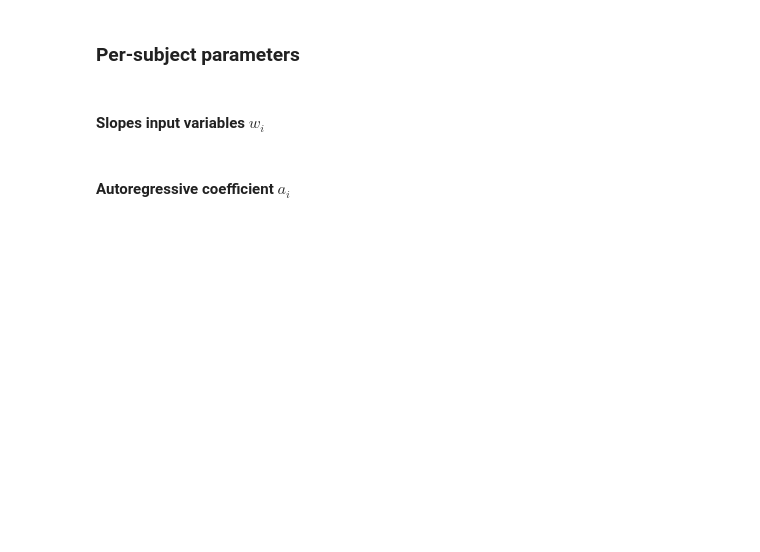
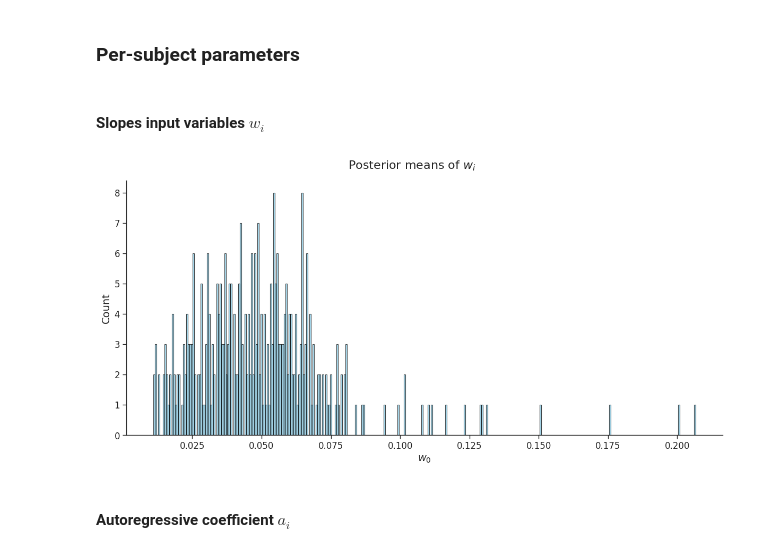
Before and after one commit to davidejongheTheoryandResearch/simulationsHmfc, a Jupyter notebook: Demo/fitting_empirical_dataset.ipynb, the cells around one changed output. Cells and saved outputs as stored; diff of their text form; code cells hidden in the pictures; blank space fills up the shorter version.

```diff
--- a/Demo/fitting_empirical_dataset.ipynb
+++ b/Demo/fitting_empirical_dataset.ipynb
@@ -26,6 +30,6 @@ from hmfc.gibbs import gibbs_step
 # %%
 sns.set_theme(style="ticks", context="paper",
-        font="Arial",
+        font="DejaVu Sans",
         rc={"axes.titlesize": 16,
             "axes.labelsize": 14,
             "xtick.labelsize": 12,
@@ -211,7 +215,7 @@ masks: (344, 144)
 """
 
 num_chains = 4
-num_iters = 500
+num_iters = 2000
 # %% [markdown]
 ### Fit model
 # %%
@@ -255,7 +259,7 @@ def initialize_and_fit_model(key):
 
     posterior_samples_states = jnp.zeros((num_iters, num_subjects, num_trials))
 
-    for itr in progress_bar(range(num_iters)):
+    for itr in tqdm(range(num_iters)):
 
         this_key, key = jr.split(key)
         lp, states, params, model = gibbs_step(this_key, emissions, masks, states, inputs, params, model)
@@ -319,7 +323,7 @@ with open(file_name,'rb') as file:
 # %% [markdown]
 ### Log joint probability
 # %%
-burn_in = 30
+burn_in = 20
 # %%
 """
 Check log joint probability to assess convergence and determine number of burn-in iterations
@@ -345,15 +368,27 @@ plt.show()
 # %%
 post_w = posterior_samples_w[:,burn_in:,:,:] # (num_chains, num_iterations, num_subjects, num_inputs)
 post_w = post_w.reshape(-1, num_subjects, num_inputs) # collapse samples over the chains
 
 fig, axs = plt.subplots(1, num_inputs, sharey=True, figsize=(12, 6))
+
+if num_inputs == 1:
+    axs = [axs]
+
 for d, ax in enumerate(axs):
-    ax.hist(jnp.mean(post_w[:,:,d], axis=0), bins=num_subjects, color='skyblue', edgecolor='black', alpha=0.7)
-    ax.set_xlabel(r"$w_{:d}$".format(d))
-    if d == 0: ax.set_ylabel("Count")
+    ax.hist(jnp.mean(post_w[:,:,d], axis=0),
+            bins=num_subjects,
+            color='skyblue',
+            edgecolor='black',
+            alpha=0.7)
+    ax.set_xlabel(r"$w_{%d}$" % d)
+    if d == 0:
+        ax.set_ylabel("Count")
+
 plt.suptitle(r"Posterior means of $w_i$", fontsize=16)
 plt.tight_layout()
 plt.show()
+# %% [output]
+[figure, added]
 # %% [markdown]
 #### Autoregressive coefficient $a_i$
 # %%
```
Also changed, not shown: parts of 21 cells of this notebook, 7 other files.
